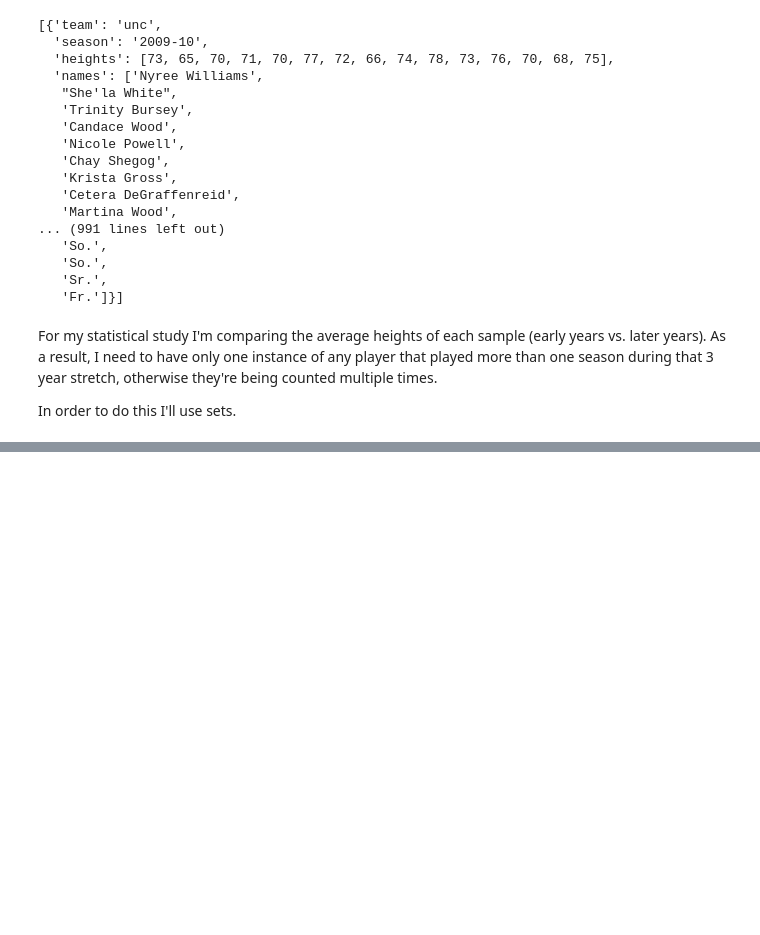
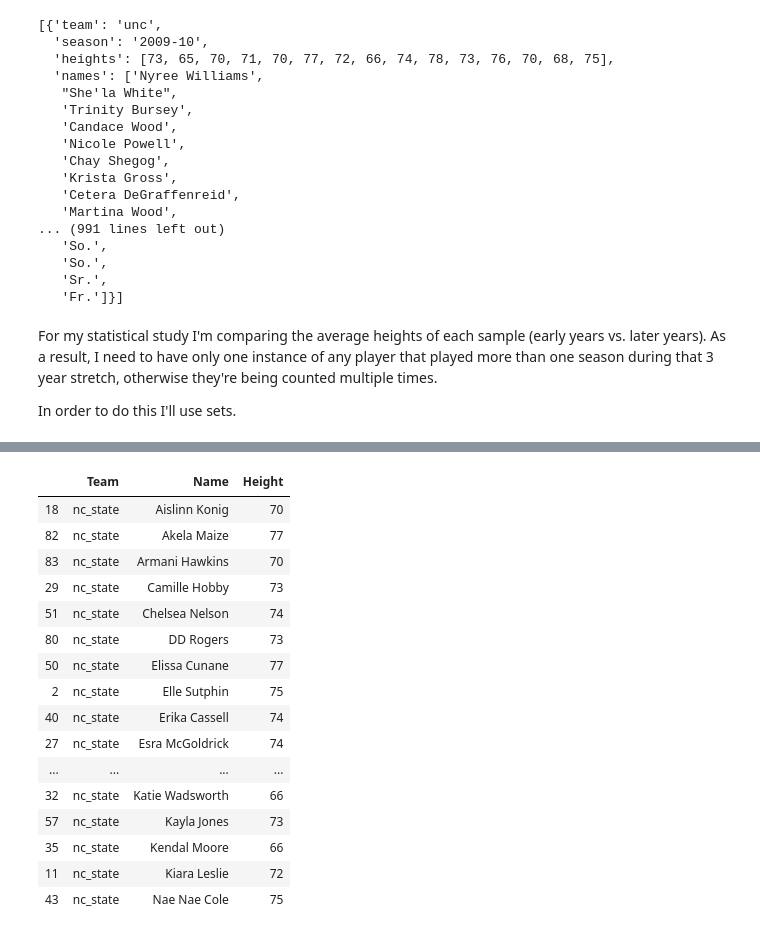
Before and after one commit to cricks3/wbb-heights, a Jupyter notebook: webscraping/webscraping.ipynb, the cells around one changed output, grey strips where cells are left out. Cells and saved outputs as stored; diff of their text form; code cells hidden in the pictures; blank space fills up the shorter version.

Commit message:
removed duplicates

```diff
--- a/webscraping/webscraping.ipynb
+++ b/webscraping/webscraping.ipynb
@@ -204,6 +204,6 @@ for dic in late_teams:
 early_set = set(early_names)
 late_set = set(late_names)
 
-early_set
-late_set
+early_set = list(early_set)
+late_set = list(late_set)
 # %% [output]
@@ -248,0 +214,13 @@ early_teams
+# %%
+import pandas as pd
+df_early = pd.DataFrame(early_set, columns = ['Team', 'Name', 'Height'])
+df_late = pd.DataFrame(late_set, columns = ['Team', 'Name', 'Height'])
+# %%
+df_early = df_early.sort_values(by=['Name', 'Height'])
+df_late = df_late.sort_values(by=['Name', 'Height'])
+
+print(df_early[df_early['Team'] == 'nc_state'].info())
+print(df_late[df_late['Team'] == 'nc_state'].info())
+
+df_early = df_early.drop_duplicates(subset='Name', keep='last')
+df_late = df_late.drop_duplicates(subset='Name', keep='last')
@@ -248,0 +268,20 @@ early_teams
+# %%
+df_late[df_late['Team'] == 'nc_state']
+# %% [output]
+|  | Team | Name | Height |
+| 18 | nc_state | Aislinn Konig | 70 |
+| 82 | nc_state | Akela Maize | 77 |
+| 83 | nc_state | Armani Hawkins | 70 |
+| 29 | nc_state | Camille Hobby | 73 |
+| 51 | nc_state | Chelsea Nelson | 74 |
+| 80 | nc_state | DD Rogers | 73 |
+| 50 | nc_state | Elissa Cunane | 77 |
+| 2 | nc_state | Elle Sutphin | 75 |
+| 40 | nc_state | Erika Cassell | 74 |
+| 27 | nc_state | Esra McGoldrick | 74 |
+| ... | ... | ... | ... |
+| 32 | nc_state | Katie Wadsworth | 66 |
+| 57 | nc_state | Kayla Jones | 73 |
+| 35 | nc_state | Kendal Moore | 66 |
+| 11 | nc_state | Kiara Leslie | 72 |
+| 43 | nc_state | Nae Nae Cole | 75 |
```
Also changed, not shown: parts of 6 cells of this notebook.
